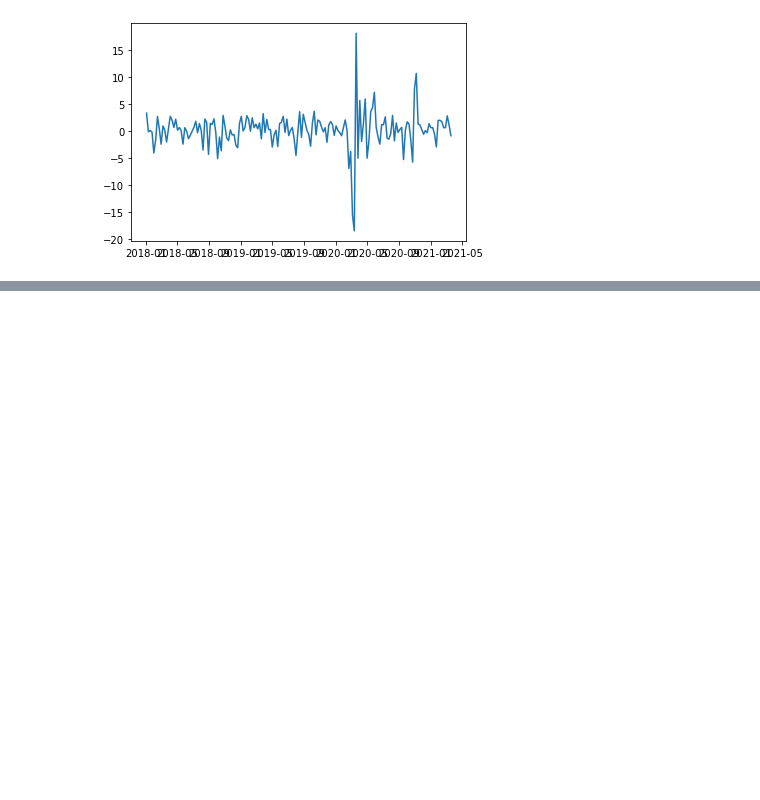
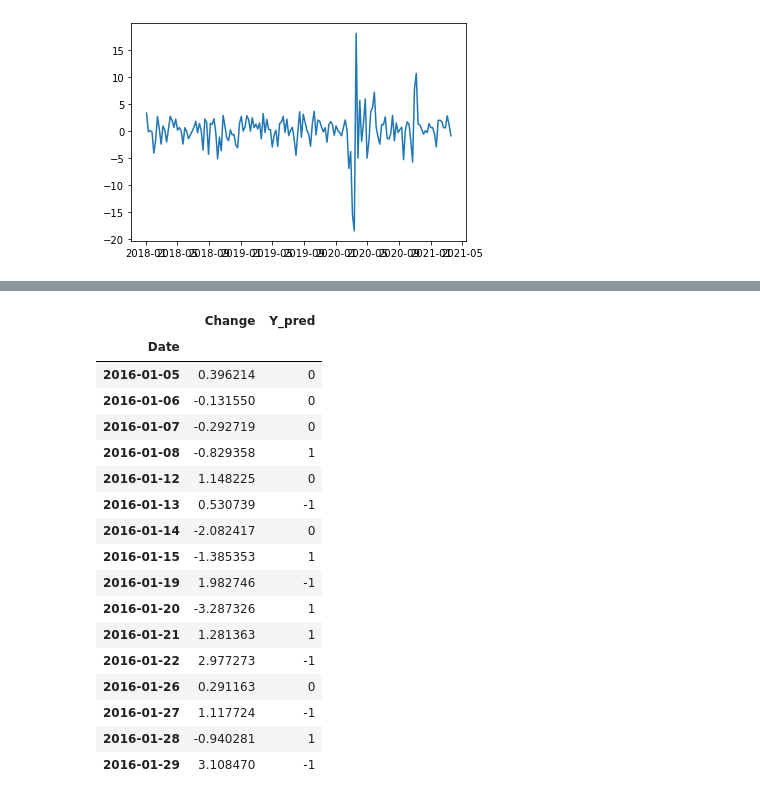
Before and after one commit to igaekus/projet-python-1A, a Jupyter notebook: algoTrading.ipynb, the cells around one changed output, grey strips where cells are left out. Cells and saved outputs as stored; diff of their text form; code cells hidden in the pictures; blank space fills up the shorter version.

```diff
--- a/algoTrading.ipynb
+++ b/algoTrading.ipynb
@@ -180,0 +246,26 @@ Freq: 7D, Name: ROC, Length: 1621, dtype: float64
+# %%
+from sklearn.ensemble import RandomForestClassifier
+model = RandomForestClassifier()
+model.fit(X_train, y_train)
+y_pred = model.predict(X_test)
+df = pd.DataFrame({"Change" : X_test["Daily p change"], "Y_pred" : y_pred})
+df["2016-01"]
+# %% [output]
+|  | Change | Y_pred |
+| Date |  |  |
+| 2016-01-05 | 0.396214 | 0 |
+| 2016-01-06 | -0.131550 | 0 |
+| 2016-01-07 | -0.292719 | 0 |
+| 2016-01-08 | -0.829358 | 1 |
+| 2016-01-12 | 1.148225 | 0 |
+| 2016-01-13 | 0.530739 | -1 |
+| 2016-01-14 | -2.082417 | 0 |
+| 2016-01-15 | -1.385353 | 1 |
+| 2016-01-19 | 1.982746 | -1 |
+| 2016-01-20 | -3.287326 | 1 |
+| 2016-01-21 | 1.281363 | 1 |
+| 2016-01-22 | 2.977273 | -1 |
+| 2016-01-26 | 0.291163 | 0 |
+| 2016-01-27 | 1.117724 | -1 |
+| 2016-01-28 | -0.940281 | 1 |
+| 2016-01-29 | 3.108470 | -1 |
```
Also changed, not shown: parts of 10 cells of this notebook.
